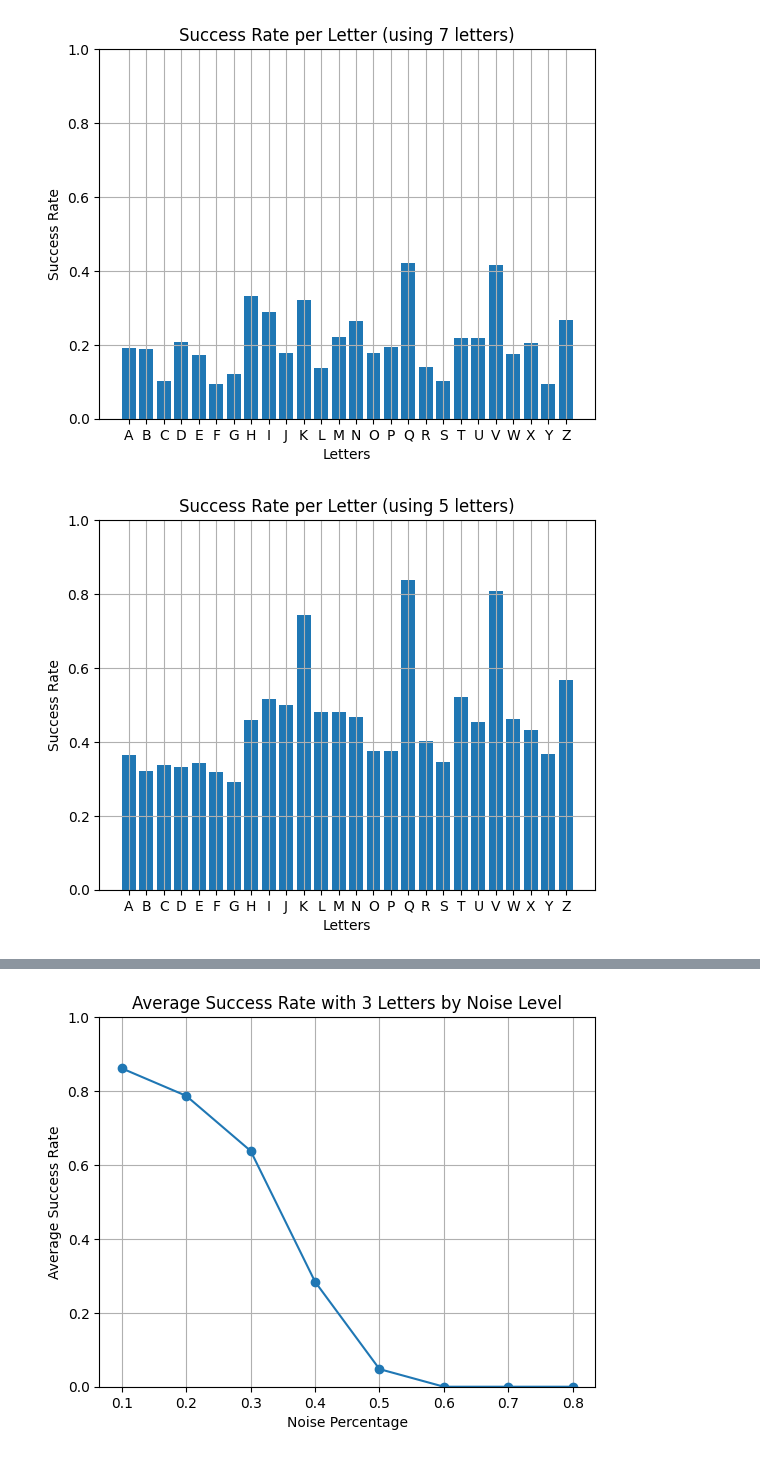
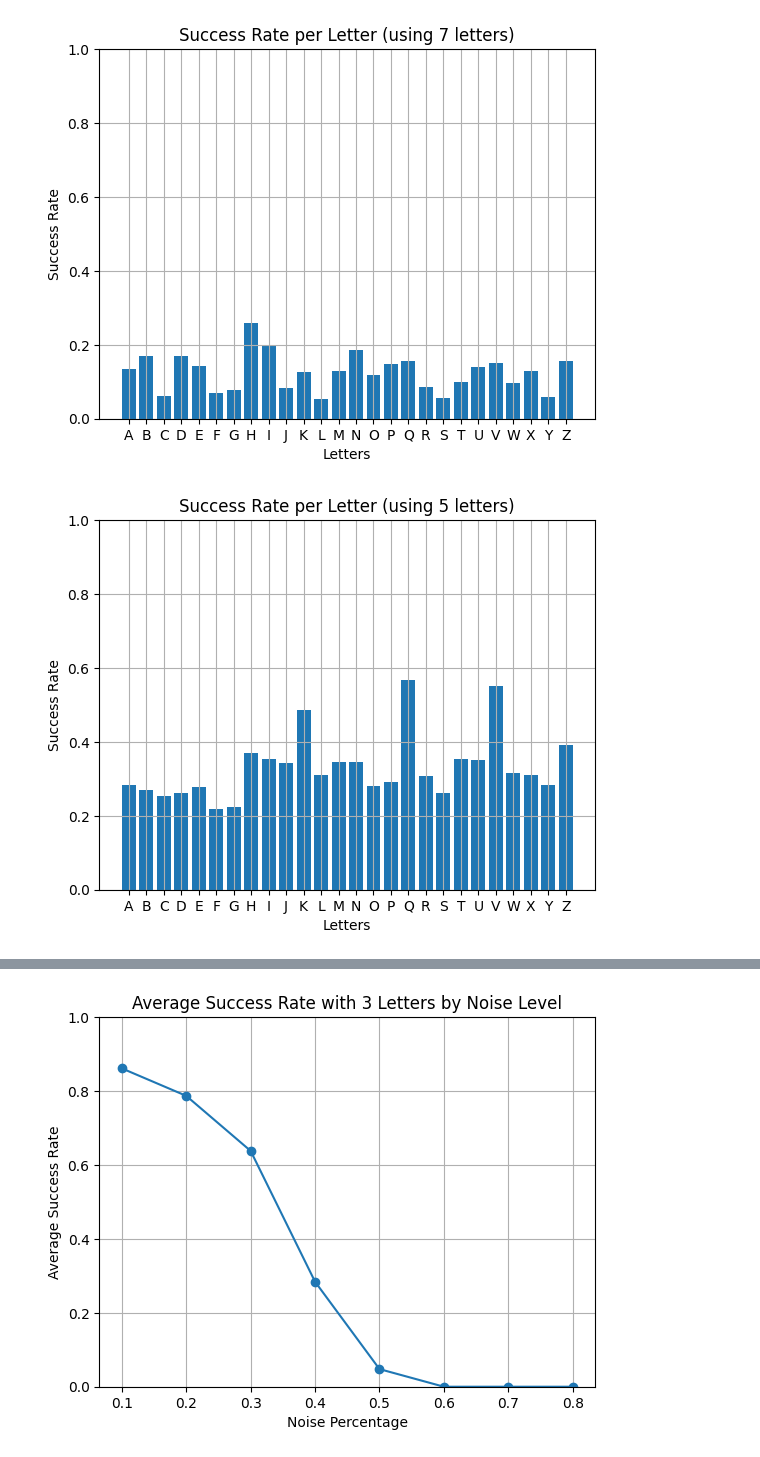
Before and after one commit to Georg1604/SIA-TP4, a Jupyter notebook: Exercise2/Exercice2.ipynb, the cells around one changed output, grey strips where cells are left out. Cells and saved outputs as stored; diff of their text form; code cells hidden in the pictures.

```diff
--- a/Exercise2/Exercice2.ipynb
+++ b/Exercise2/Exercice2.ipynb
@@ -79,7 +79,7 @@ def average_success_rate(patterns, noise_percentage, max_epochs, iterations):
 
     return success_rates
 
-noise_percentage = 0.1
+noise_percentage = 0.2
 max_epochs = 10
 iterations = 100
 
@@ -87,7 +87,7 @@ success_rates = average_success_rate(patterns, noise_percentage, max_epochs, ite
 
 
 plt.plot(range(1, 27), success_rates, marker='o')
-plt.title('Average Success by Number of Letters')
+plt.title('Average Success by Number of Letters (Noise=0.2)')
 plt.xlabel('Number of Letters')
 plt.ylabel('Average Success Rate')
 plt.grid(True)
@@ -116,7 +116,7 @@ def success_rate_by_letter(patterns, noise_percentage, max_epochs, iterations, n
     return letter_success
 
 patterns = read_letters_from_file('letters.txt')
-noise_percentage = 0.1
+noise_percentage = 0.2
 max_epochs = 10
 iterations = 10000
 num_letters = 7
@@ -139,32 +139,32 @@ num_letters = 5
 
 success_by_letter = success_rate_by_letter(patterns, noise_percentage, max_epochs, iterations, num_letters)
 
 letters = list(success_by_letter.keys())
 success_rates = list(success_by_letter.values())
 
 plt.bar(letters, success_rates)
 plt.title(f'Success Rate per Letter (using {num_letters} letters)')
 plt.xlabel('Letters')
 plt.ylabel('Success Rate')
 plt.ylim(0, 1)
 plt.grid(True)
 plt.show()
 
 num_letters = 3
 
 
 success_by_letter = success_rate_by_letter(patterns, noise_percentage, max_epochs, iterations, num_letters)
 
 letters = list(success_by_letter.keys())
 success_rates = list(success_by_letter.values())
 
 plt.bar(letters, success_rates)
 plt.title(f'Success Rate per Letter (using {num_letters} letters)')
 plt.xlabel('Letters')
 plt.ylabel('Success Rate')
 plt.ylim(0, 1)
 plt.grid(True)
 plt.show()
 # %% [output]
-[figure, old version]
+[figure, new version]
-[figure, old version]
+[figure, new version]
```
Also changed, not shown: parts of 5 cells of this notebook.
